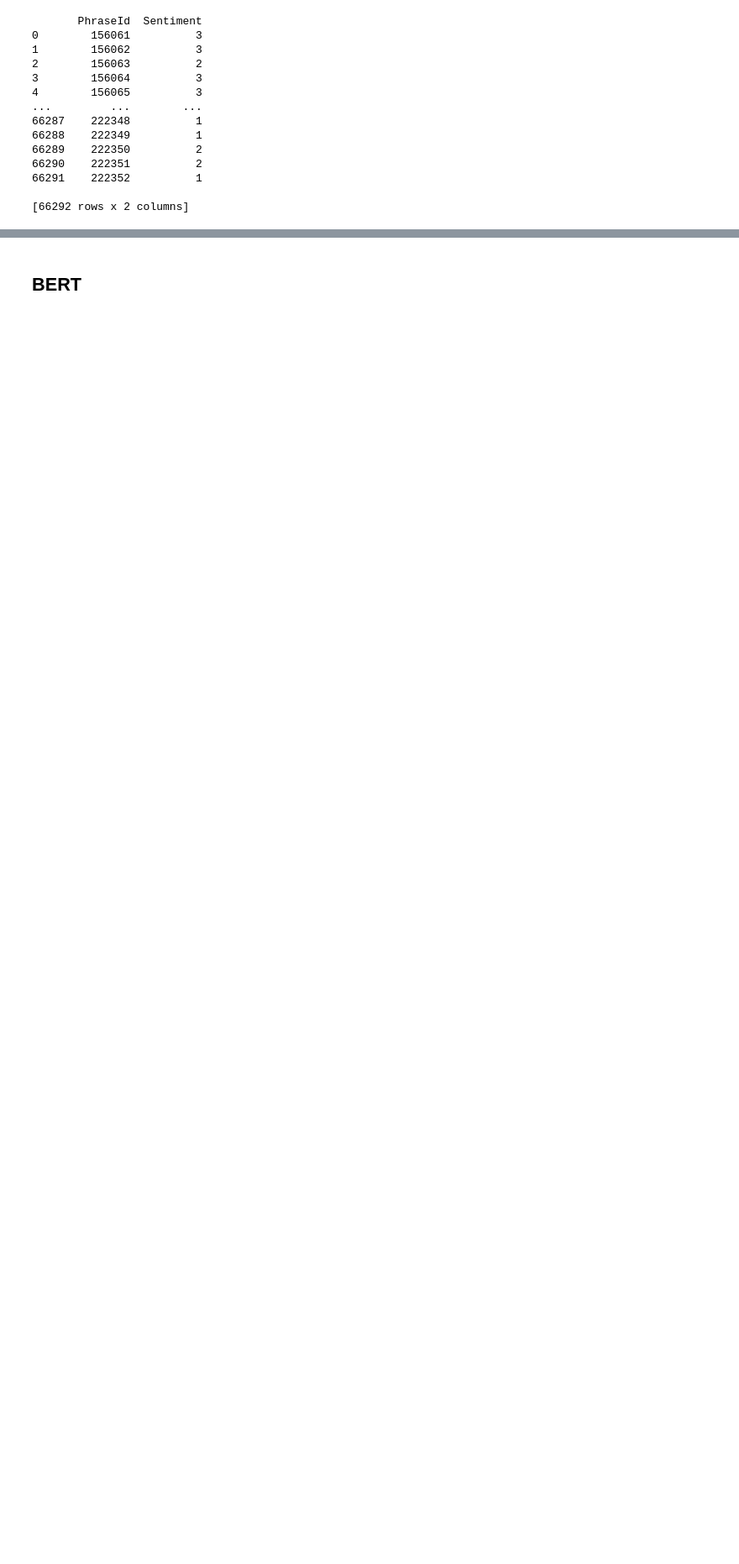
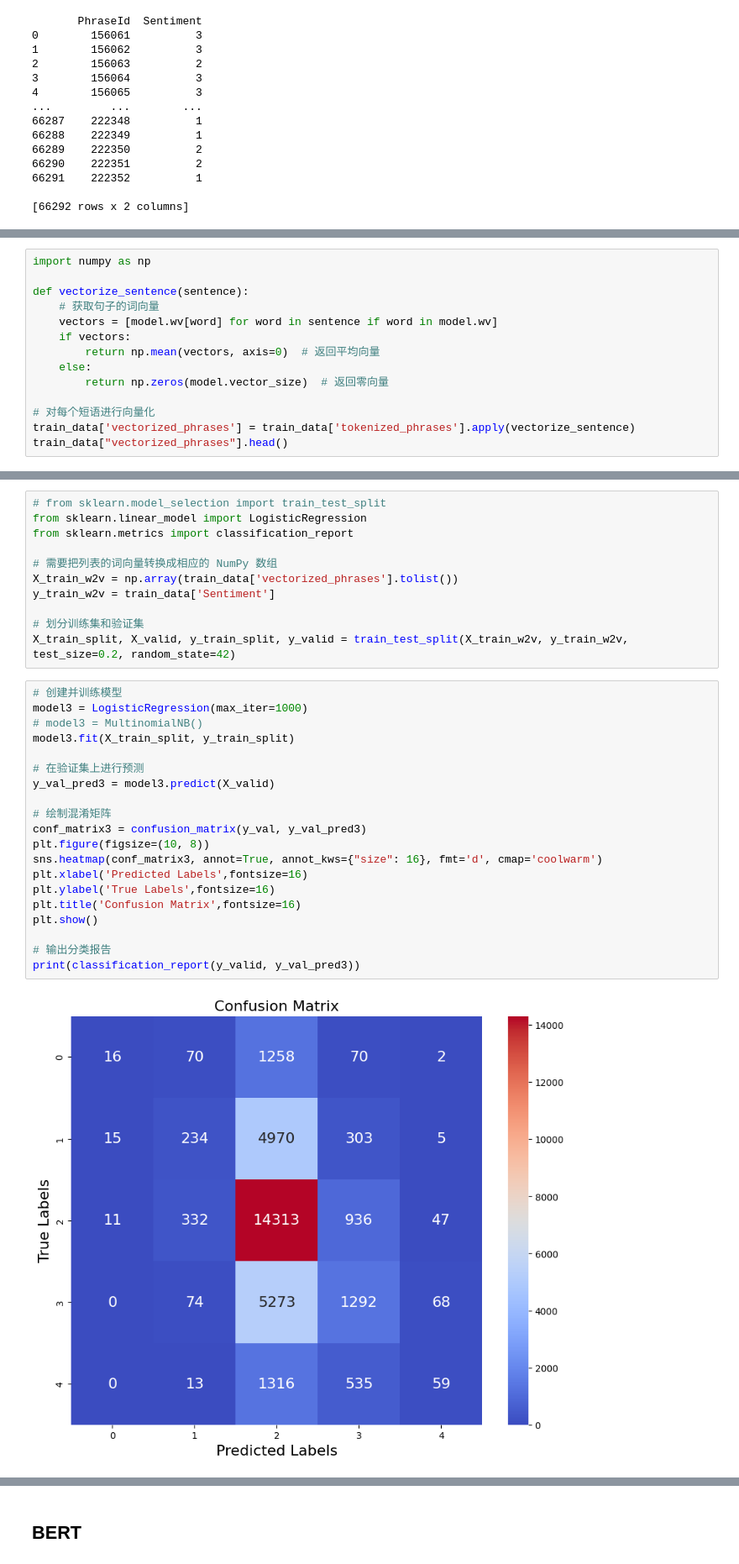
Before and after one commit to YiyangZhangPKU/DataWork, a Jupyter notebook: DataScience/sentiment-analysis-on-movie-reviews/Final_report.ipynb, the cells around one changed output, grey strips where cells are left out. Shown at 84% size. Drawn from its saved outputs; the diff is of its cells as text; blank space fills up the shorter version.

```diff
--- a/DataScience/sentiment-analysis-on-movie-reviews/Final_report.ipynb
+++ b/DataScience/sentiment-analysis-on-movie-reviews/Final_report.ipynb
@@ -534,0 +615,14 @@ submission2.to_csv(r'submission_tfidf_MutiNB.csv', index=False)
+# %%
+import numpy as np
+
+def vectorize_sentence(sentence):
+    # 获取句子的词向量
+    vectors = [model.wv[word] for word in sentence if word in model.wv]
+    if vectors:
+        return np.mean(vectors, axis=0)  # 返回平均向量
+    else:
+        return np.zeros(model.vector_size)  # 返回零向量
+
+# 对每个短语进行向量化
+train_data['vectorized_phrases'] = train_data['tokenized_phrases'].apply(vectorize_sentence)
+train_data["vectorized_phrases"].head()
@@ -534,0 +640,33 @@ submission2.to_csv(r'submission_tfidf_MutiNB.csv', index=False)
+# %%
+# from sklearn.model_selection import train_test_split
+from sklearn.linear_model import LogisticRegression
+from sklearn.metrics import classification_report
+
+# 需要把列表的词向量转换成相应的 NumPy 数组
+X_train_w2v = np.array(train_data['vectorized_phrases'].tolist())
+y_train_w2v = train_data['Sentiment']
+
+# 划分训练集和验证集
+X_train_split, X_valid, y_train_split, y_valid = train_test_split(X_train_w2v, y_train_w2v, test_size=0.2, random_state=42)
+# %%
+# 创建并训练模型
+model3 = LogisticRegression(max_iter=1000)
+# model3 = MultinomialNB()
+model3.fit(X_train_split, y_train_split)
+
+# 在验证集上进行预测
+y_val_pred3 = model3.predict(X_valid)
+
+# 绘制混淆矩阵
+conf_matrix3 = confusion_matrix(y_val, y_val_pred3)
+plt.figure(figsize=(10, 8))
+sns.heatmap(conf_matrix3, annot=True, annot_kws={"size": 16}, fmt='d', cmap='coolwarm')
+plt.xlabel('Predicted Labels',fontsize=16)
+plt.ylabel('True Labels',fontsize=16)
+plt.title('Confusion Matrix',fontsize=16)
+plt.show()
+
+# 输出分类报告
+print(classification_report(y_valid, y_val_pred3))
+# %% [output]
+[figure, added]
```
Also changed, not shown: parts of 13 cells of this notebook.
